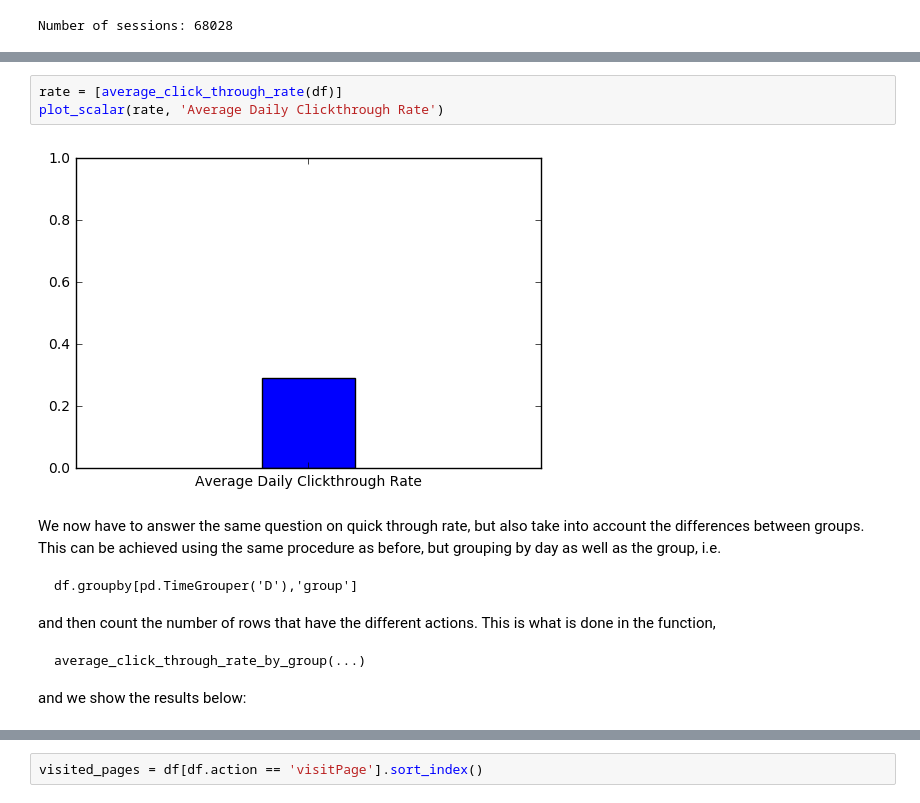
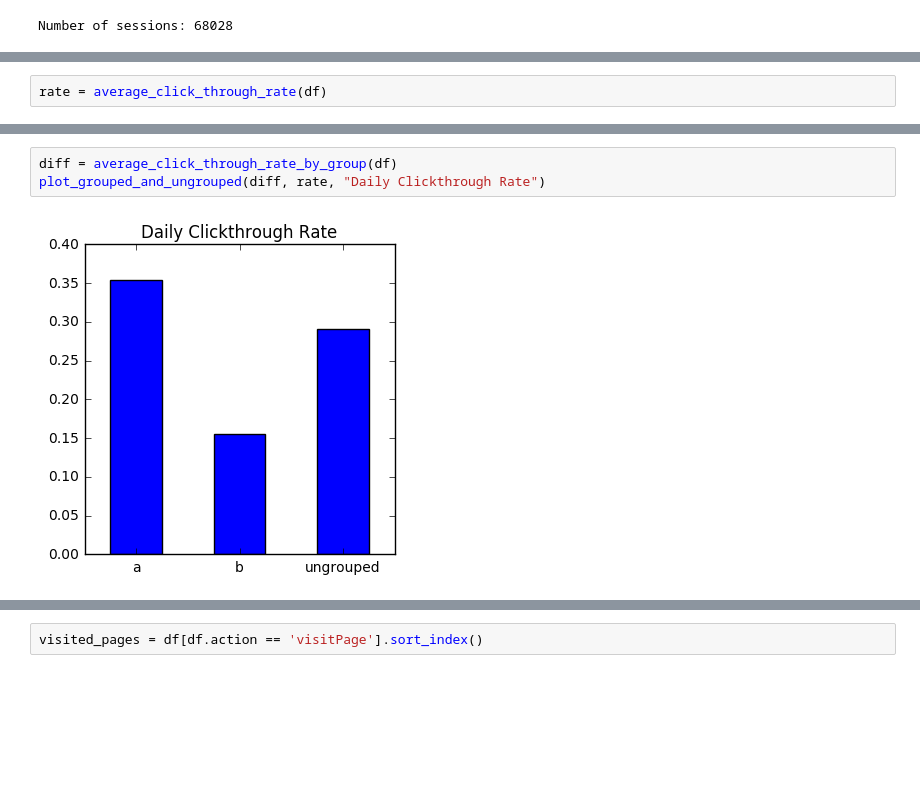
Before and after one commit to mdh266/Wikimedia_Challenge, a Jupyter notebook: Wikimedia_Challnenge.ipynb, the cells around one changed output, grey strips where cells are left out. Drawn from its saved outputs; the diff is of its cells as text; blank space fills up the shorter version.

```diff
--- a/Wikimedia_Challnenge.ipynb
+++ b/Wikimedia_Challnenge.ipynb
@@ -333,0 +199,2 @@ and we display the results below:
+# %%
+rate = average_click_through_rate(df)
@@ -334,15 +211,5 @@ and we display the results below:
 # %%
-rate = [average_click_through_rate(df)]
-plot_scalar(rate, 'Average Daily Clickthrough Rate')
+diff = average_click_through_rate_by_group(df)
+plot_grouped_and_ungrouped(diff, rate, "Daily Clickthrough Rate")
 # %% [output]
-[figure, old version]
+[figure, new version]
-# %% [markdown]
-We now have to answer the same question on quick through rate, but also take into account the differences between groups.  This can be achieved using the same procedure as before, but grouping by day as well as the group, i.e.
-
-    df.groupby[pd.TimeGrouper('D'),'group']
-
-and then count the number of rows that have the different actions.  This is what is done in the function,
-
-    average_click_through_rate_by_group(...)
-
-and we show the results below:
```
Also changed, not shown: parts of 70 cells of this notebook, 2 other files.
